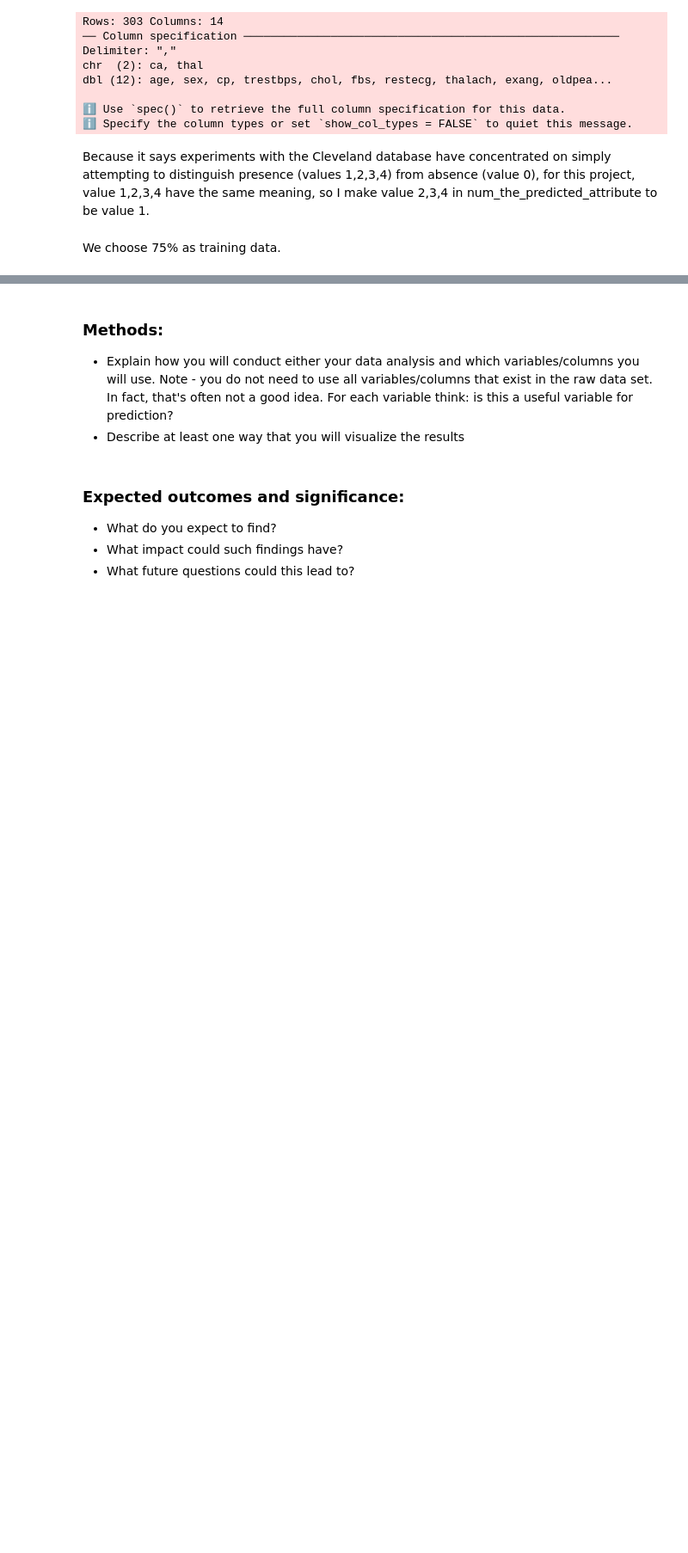
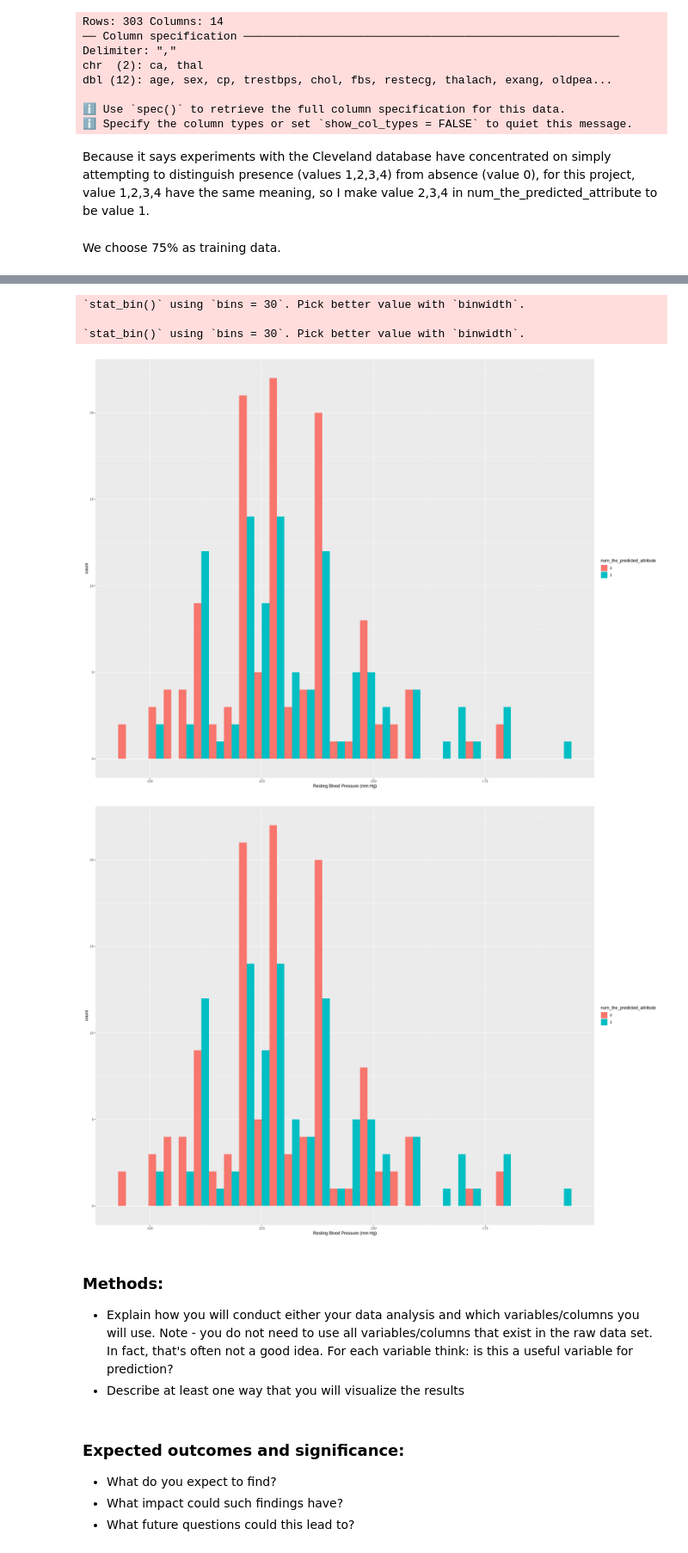
Before and after one commit to ggzggzggzggz/dsci-100-2022w1-group-083, a Jupyter notebook: group_project_proposal.ipynb, the cells around one changed output, grey strips where cells are left out. Shown at 86% size. Drawn from its saved outputs; the diff is of its cells as text; code cells hidden in the pictures; blank space fills up the shorter version.

```diff
--- a/group_project_proposal.ipynb
+++ b/group_project_proposal.ipynb
@@ -79,3 +89,21 @@ A data.frame: 227 × 3
+# %%
+bp_plot <- ggplot(data_train, aes(x = trestbps, fill = num_the_predicted_attribute)) +
+           geom_histogram(position = "dodge") +
+           labs(x = "Resting Blood Pressure (mm Hg)", colour = "Predicted")
+
+bp_plot
+
+chol_plot <- ggplot(data_train, aes(x = chol, fill = num_the_predicted_attribute)) +
+           geom_histogram(position = "dodge") +
+           labs(x = "Rchol", colour = "Predicted")
+
+bp_plot
+# %% [output]
+`stat_bin()` using `bins = 30`. Pick better value with `binwidth`.
+
+`stat_bin()` using `bins = 30`. Pick better value with `binwidth`.
+[figure, added]
+[figure, added]
 # %% [markdown]
 ### Methods:
 - Explain how you will conduct either your data analysis and which variables/columns you will use. Note - you do not need to use all variables/columns that exist in the raw data set. In fact, that's often not a good idea. For each variable think: is this a useful variable for prediction?
```
Also changed, not shown: parts of 5 cells of this notebook.
